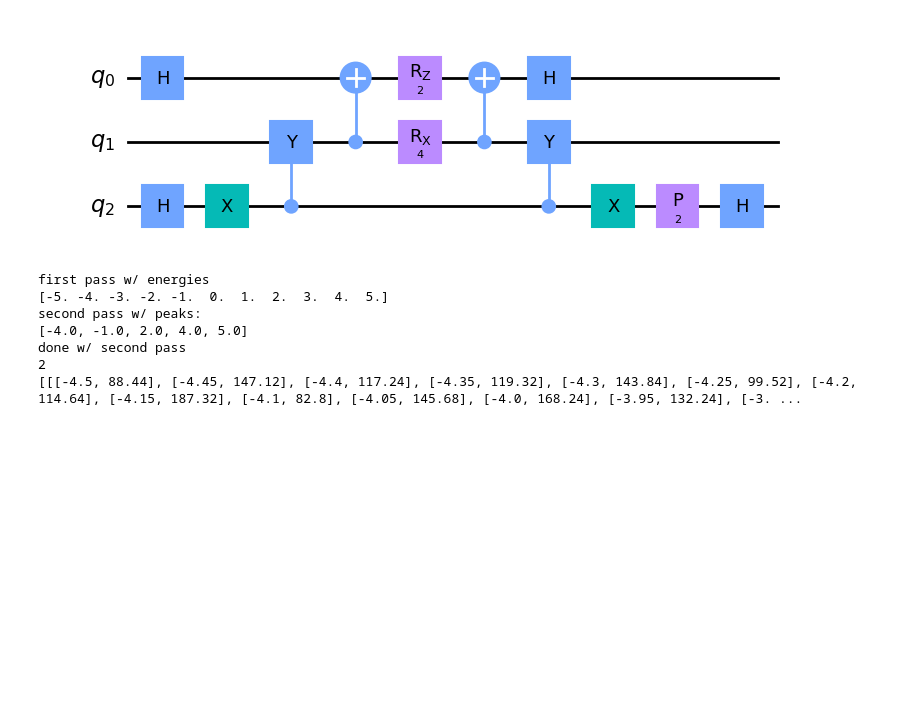
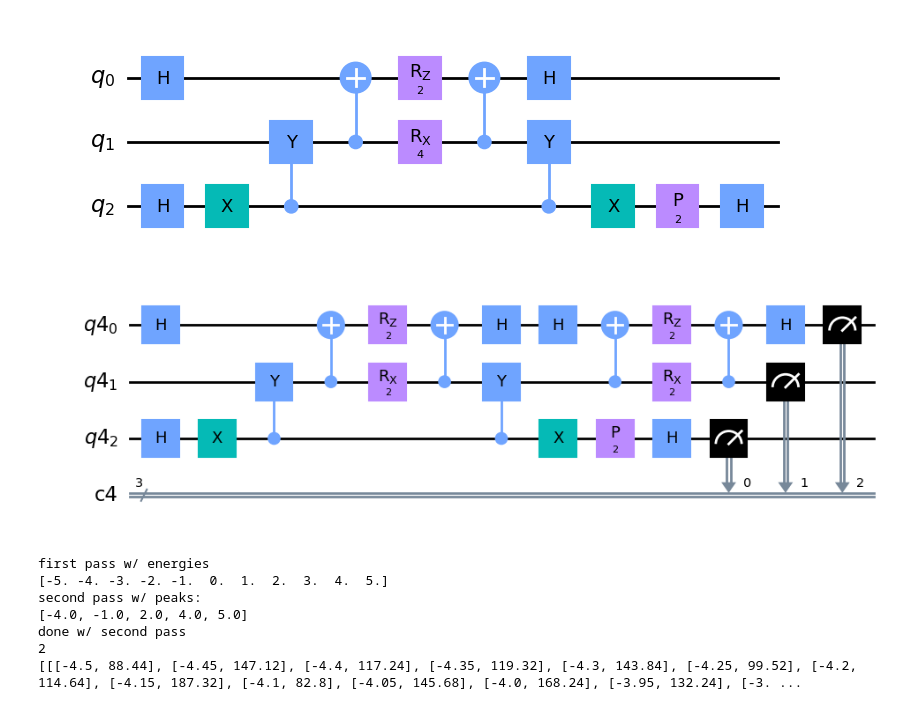
Before and after one commit to constantlyPlanck/2QubitRodeo, a Jupyter notebook: 2Qubit.ipynb, the cells around one changed output. Drawn from its saved outputs; the diff is of its cells as text; code cells hidden in the pictures; blank space fills up the shorter version.

```diff
--- a/2Qubit.ipynb
+++ b/2Qubit.ipynb
@@ -101,39 +101,44 @@ test.draw('mpl')
 # %% [output]
 [figure]
 # %%
-def run_rodeo(times, numCycles, ETarget, xMod, zMod, twoStateTime = None, measureX = False, measure2 = False):
+# measure z on 1 and x on 2 and multiply together to calculate "energy" expectation to find overlap amplitude
+# do the opposite as well
+
+# new method of transition matrix element calculation: measure observable for each state indiviually
+def run_rodeo(times, numCycles, ETarget, xMod, zMod, twoStateTime = None, measureX = False, measure2 = False, measureSwap = False):
     # debug printing
     # if twoStateTime is None:
     #     print('running energy = ' + str(ETarget))
     # else:
     #     print('running energy = ' + str(ETarget) + '; second time evolve is: ' + str(twoStateTime))
 
     rodeo = QuantumCircuit(QuantumRegister(3), ClassicalRegister(numCycles + 1))
-    if measure2:
+    if measure2 or measureSwap:
         rodeo = QuantumCircuit(QuantumRegister(3), ClassicalRegister(numCycles + 2))
 
     for i in range(numCycles):
         rodeo.compose(make_cycle(times[i], ETarget, xMod, zMod), [0, 1, 2], inplace=True)
-        rodeo.measure(2, i + 1)
+        rodeo.measure(2, i)
 
     if twoStateTime is not None:
         rodeo.compose(make_cont_sys_circ(twoStateTime, xMod, zMod), [0, 1, 2], inplace=True)
         if measureX:
             rodeo.h(1)
-        rodeo.measure(1, 0)
+        rodeo.measure(1, numCycles)
 
     if measure2:
         rodeo.measure(0, numCycles + 1)
 
+    if measureSwap:
+        rodeo.h(0)
+        rodeo.measure(0, numCycles + 1)
+        rodeo.measure(1, numCycles)
+
     return rodeo
 
-# old code from before job manager
-# job = execute(rodeo, backend=backend)
-# job.wait_for_final_state()
-# state = '0'
-# for i in range(numCycles):
-#     state = state + '0'
-#
-# return job.result().get_counts().get(state)
+cycleTest = run_rodeo([1], 1, 1, 1, 1, 1, False, True)
+cycleTest.draw('mpl')
+# %% [output]
+[figure, added]
 # %%
 #TODO: make threshold rigorous
```
Also changed, not shown: parts of 35 cells of this notebook.
